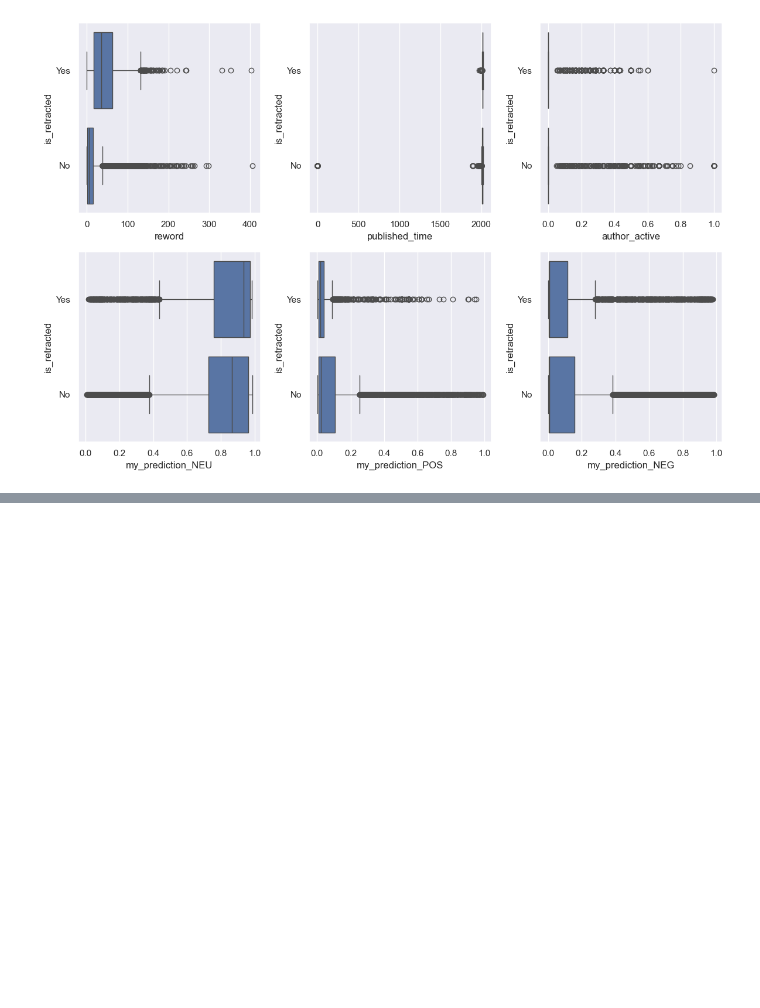
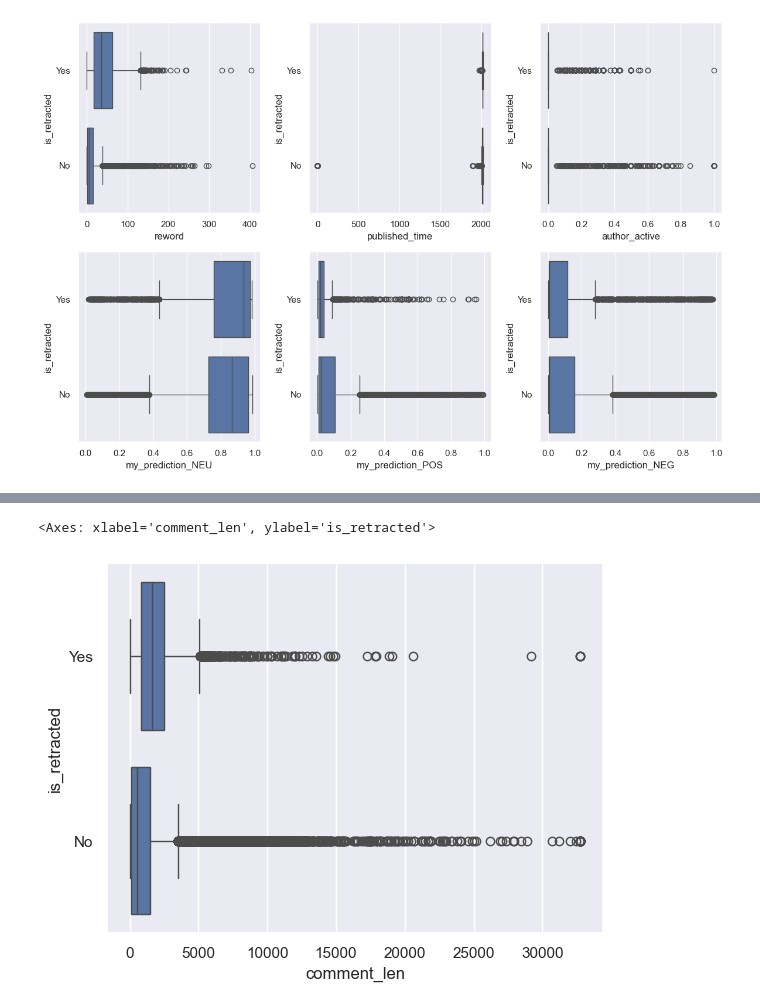
Before and after one commit to Junital/PaperRiskDetection, a Jupyter notebook: draw/variable_box_plot.ipynb, the cells around one changed output, grey strips where cells are left out. Cells and saved outputs as stored; diff of their text form; code cells hidden in the pictures; blank space fills up the shorter version.

```diff
--- a/draw/variable_box_plot.ipynb
+++ b/draw/variable_box_plot.ipynb
@@ -35,3 +35,7 @@ plt.tight_layout()  # 调整子图的布局
 plt.show()
 # %% [output]
 [figure]
+# %%
+import pandas as pd
+df2 = pd.read_csv("../data/repa_data_20231022.csv")
+df2.columns
@@ -37,0 +50,7 @@ plt.show()
+# %%
+import seaborn as sns
+sns.set_theme()
+sns.boxplot(data=df2, x="comment_len", y="is_retracted")
+# %% [output]
+<Axes: xlabel='comment_len', ylabel='is_retracted'>
+[figure, added]
```
Also changed, not shown: parts of 2 cells of this notebook, 5 other files.
